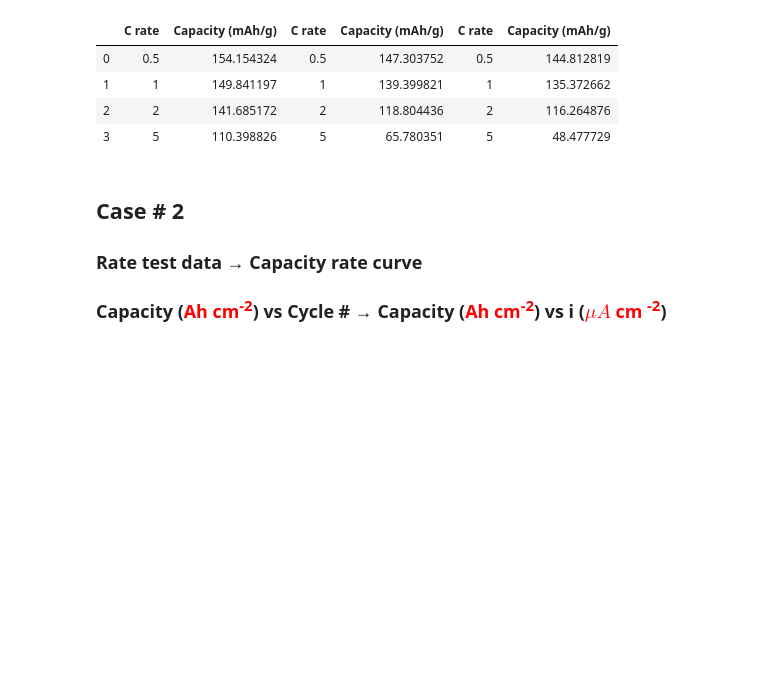
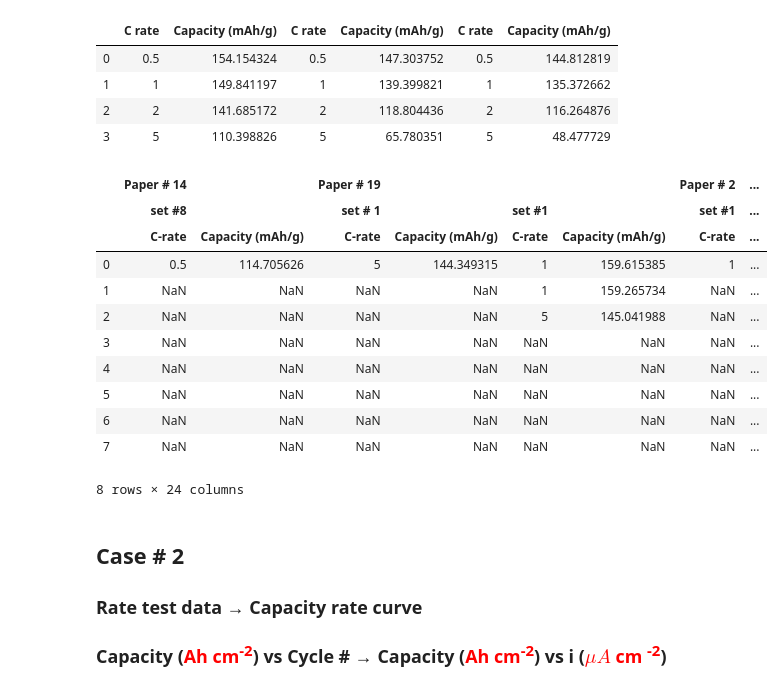
Before and after one commit to BatteryDesign/BatteryRateCap, a Jupyter notebook: Demo/Demo_data_conversion.ipynb, the cells around one changed output. Cells and saved outputs as stored; diff of their text form; code cells hidden in the pictures; blank space fills up the shorter version.

```diff
--- a/Demo/Demo_data_conversion.ipynb
+++ b/Demo/Demo_data_conversion.ipynb
@@ -45,6 +45,23 @@ This returns the capacity-rate data for the 3 sets from Paper # 32 run at C-rate
 | 1 | 1 | 149.841197 | 1 | 139.399821 | 1 | 135.372662 |
 | 2 | 2 | 141.685172 | 2 | 118.804436 | 2 | 116.264876 |
 | 3 | 5 | 110.398826 | 5 | 65.780351 | 5 | 48.477729 |
+# %%
+input_file_path = '../doc/Data/voltage_capacity_by_c-rate.xls'
+output_file_path = '../doc/Data/export_capacity_rate_all.xls'
+data_converter.potential_rate_all(input_file_path, output_file_path)
+# %% [output]
+|  | Paper # 14 |  | Paper # 19 |  |  |  | Paper # 2 | ... |
+|  | set #8 |  | set # 1 |  | set #1 |  | set #1 | ... |
+|  | C-rate | Capacity (mAh/g) | C-rate | Capacity (mAh/g) | C-rate | Capacity (mAh/g) | C-rate | ... |
+| 0 | 0.5 | 114.705626 | 5 | 144.349315 | 1 | 159.615385 | 1 | ... |
+| 1 | NaN | NaN | NaN | NaN | 1 | 159.265734 | NaN | ... |
+| 2 | NaN | NaN | NaN | NaN | 5 | 145.041988 | NaN | ... |
+| 3 | NaN | NaN | NaN | NaN | NaN | NaN | NaN | ... |
+| 4 | NaN | NaN | NaN | NaN | NaN | NaN | NaN | ... |
+| 5 | NaN | NaN | NaN | NaN | NaN | NaN | NaN | ... |
+| 6 | NaN | NaN | NaN | NaN | NaN | NaN | NaN | ... |
+| 7 | NaN | NaN | NaN | NaN | NaN | NaN | NaN | ... |
+8 rows × 24 columns
 # %% [markdown]
 ## Case # 2
 ### Rate test data &#8594; Capacity rate curve
```
Also changed, not shown: parts of 6 cells of this notebook, 1 other file.
